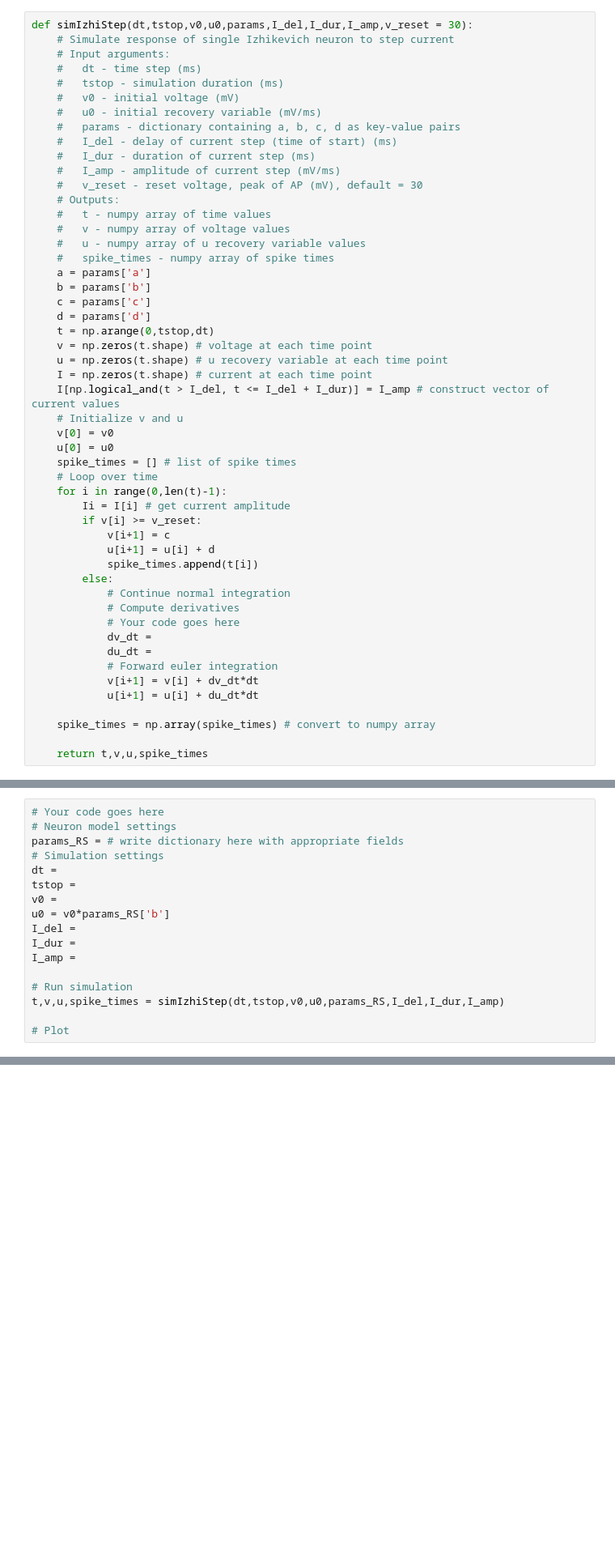
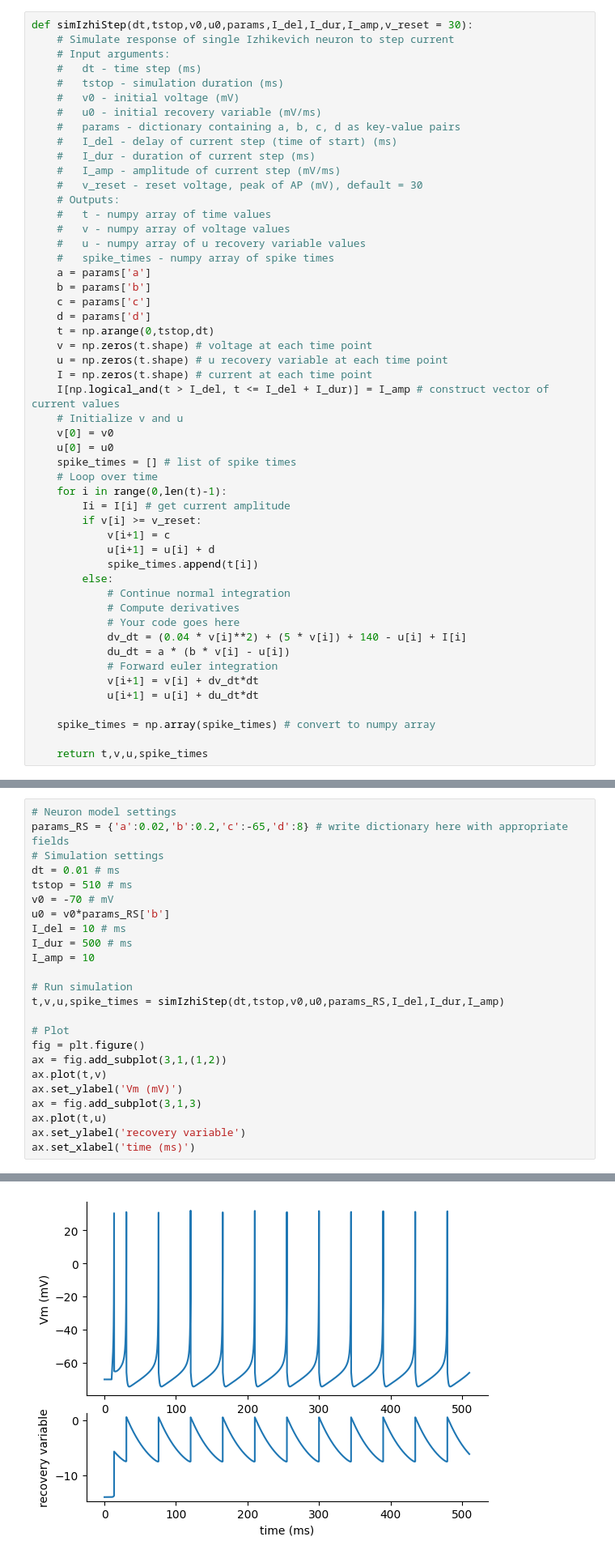
Before and after one commit to lw-miles24/11-CompModNervSys-IzhiNet, a Jupyter notebook: CompModNervSys_exercise11.ipynb, the cells around one changed output, grey strips where cells are left out. Shown at 81% size. Saved outputs shown, nothing was run; the diff lists cells and outputs as text; blank space fills up the shorter version.

```diff
--- a/CompModNervSys_exercise11.ipynb
+++ b/CompModNervSys_exercise11.ipynb
@@ -81,8 +81,8 @@ def simIzhiStep(dt,tstop,v0,u0,params,I_del,I_dur,I_amp,v_reset = 30):
             # Continue normal integration
             # Compute derivatives
             # Your code goes here
-            dv_dt =
-            du_dt =
+            dv_dt = (0.04 * v[i]**2) + (5 * v[i]) + 140 - u[i] + I[i]
+            du_dt = a * (b * v[i] - u[i])
             # Forward euler integration
             v[i+1] = v[i] + dv_dt*dt
             u[i+1] = u[i] + du_dt*dt
@@ -93,19 +93,27 @@ def simIzhiStep(dt,tstop,v0,u0,params,I_del,I_dur,I_amp,v_reset = 30):
 # %% [markdown]
 Let's use this function to simulate a regular spiking (RS) neuron, characteristic of excitatory cortical pyramidal neurons. We can do this by inputting a `params` dictionary with the following parameter values: `a = 0.02`, `b = 0.2`, `c = -65`, `d = 8`. Define this dictionary and simulate this neuron model with a step current with a delay of $10 \; ms$, duration of $500 \; ms$, and amplitude of $10$, using a time step of $0.01 \; ms$ and duration of $510 \; ms$. Initialize $v$ to -70 and $u$ to $b*v(t=0)$. Then, plot $v$ and $u$ over time on separate axes, using `matplotlib` and `subplot` or a plotting package of your choice. Make sure to label your axes.
 # %%
-# Your code goes here
 # Neuron model settings
-params_RS = # write dictionary here with appropriate fields
+params_RS = {'a':0.02,'b':0.2,'c':-65,'d':8} # write dictionary here with appropriate fields
 # Simulation settings
-dt =
-tstop =
-v0 =
+dt = 0.01 # ms
+tstop = 510 # ms
+v0 = -70 # mV
 u0 = v0*params_RS['b']
-I_del =
-I_dur =
-I_amp =
+I_del = 10 # ms
+I_dur = 500 # ms
+I_amp = 10
 
 # Run simulation
 t,v,u,spike_times = simIzhiStep(dt,tstop,v0,u0,params_RS,I_del,I_dur,I_amp)
 
 # Plot
+fig = plt.figure()
+ax = fig.add_subplot(3,1,(1,2))
+ax.plot(t,v)
+ax.set_ylabel('Vm (mV)')
+ax = fig.add_subplot(3,1,3)
+ax.plot(t,u)
+ax.set_ylabel('recovery variable')
+ax.set_xlabel('time (ms)')
+# %% [output]
@@ -112,3 +121,4 @@ t,v,u,spike_times = simIzhiStep(dt,tstop,v0,u0,params_RS,I_del,I_dur,I_amp)
+[figure, added]
 # %% [markdown]
 We also kept track of each spike time in the `spike_times` array. We can use this to generate a *raster plot*, which is commonly used visualization of spiking activity. This consists of plotting a point or vertical line at each time point, with the horizontal axis representing time.
 
```
Also changed, not shown: parts of 19 cells of this notebook.
